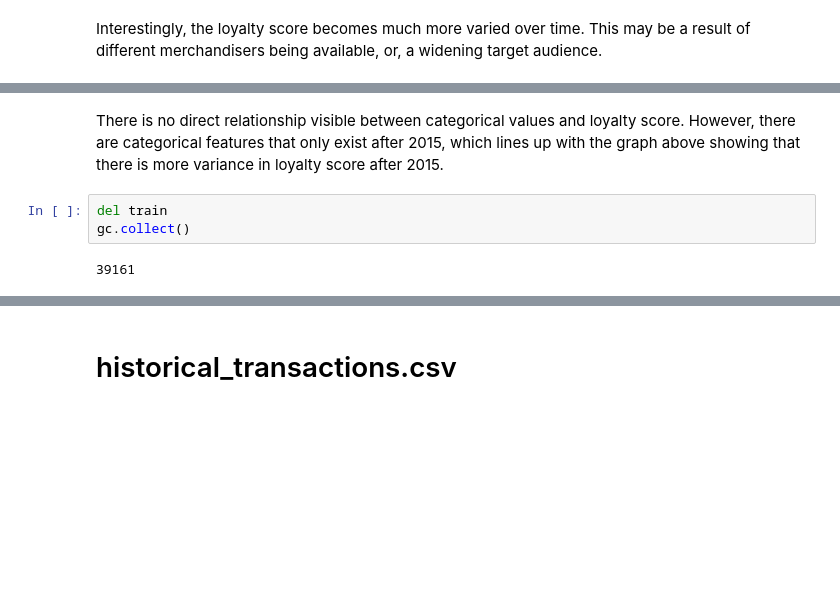
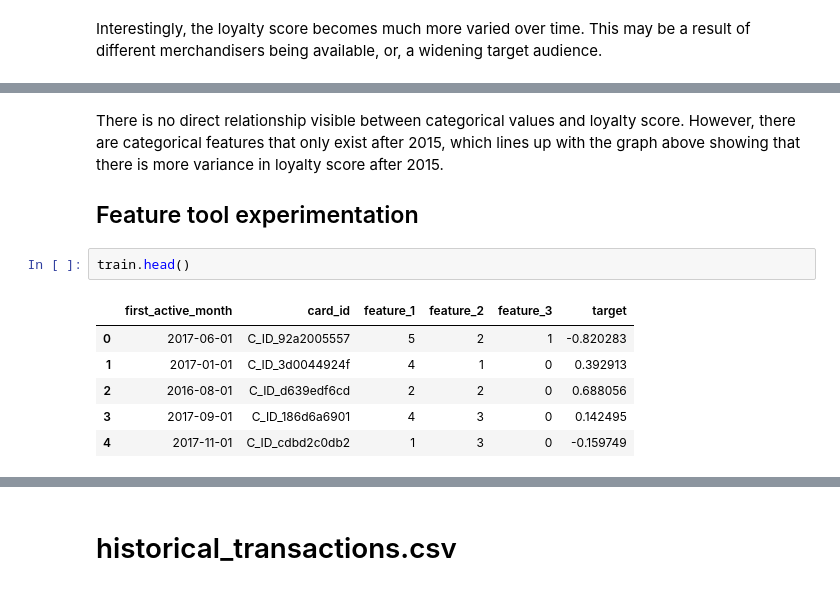
Before and after one commit to KennedyMurphy/elomerchant, a Jupyter notebook: notebooks/data-exploration.ipynb, the cells around one changed output, grey strips where cells are left out. Drawn from its saved outputs; the diff is of its cells as text; blank space fills up the shorter version.

```diff
--- a/notebooks/data-exploration.ipynb
+++ b/notebooks/data-exploration.ipynb
@@ -75,8 +76,14 @@ plt.show()
 [figure]
 # %% [markdown]
 There is no direct relationship visible between categorical values and loyalty score. However, there are categorical features that only exist after 2015, which lines up with the graph above showing that there is more variance in loyalty score after 2015.
+
+## Feature tool experimentation
-# %%
-del train
-gc.collect()
-# %% [output]
-39161
+# %%
+train.head()
+# %% [output]
+|  | first_active_month | card_id | feature_1 | feature_2 | feature_3 | target |
+| 0 | 2017-06-01 | C_ID_92a2005557 | 5 | 2 | 1 | -0.820283 |
+| 1 | 2017-01-01 | C_ID_3d0044924f | 4 | 1 | 0 | 0.392913 |
+| 2 | 2016-08-01 | C_ID_d639edf6cd | 2 | 2 | 0 | 0.688056 |
+| 3 | 2017-09-01 | C_ID_186d6a6901 | 4 | 3 | 0 | 0.142495 |
+| 4 | 2017-11-01 | C_ID_cdbd2c0db2 | 1 | 3 | 0 | -0.159749 |
```
Also changed, not shown: parts of 9 cells of this notebook.
